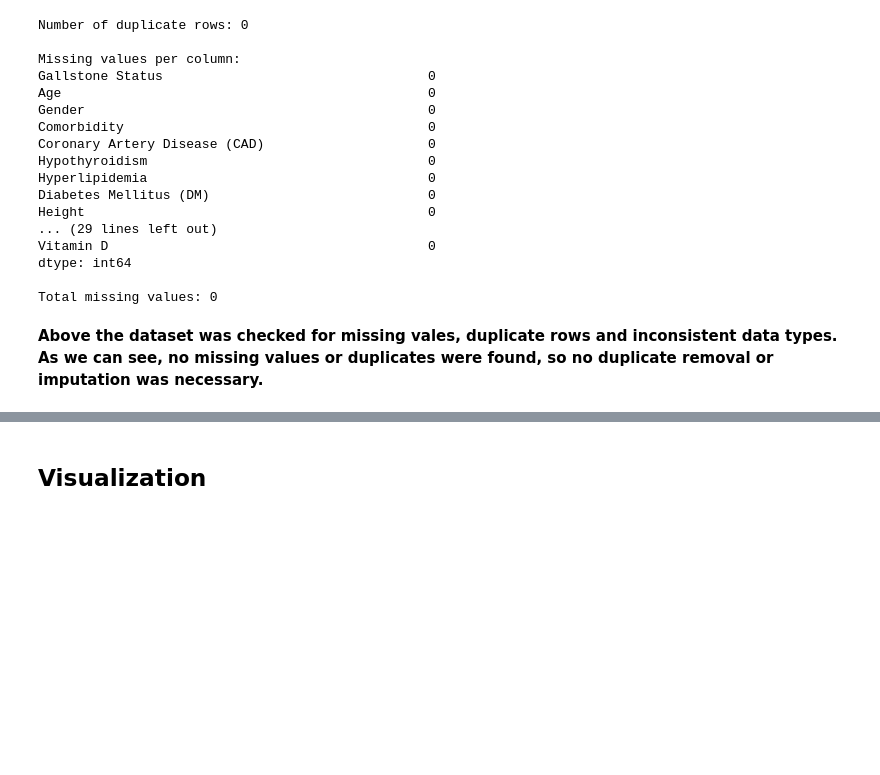
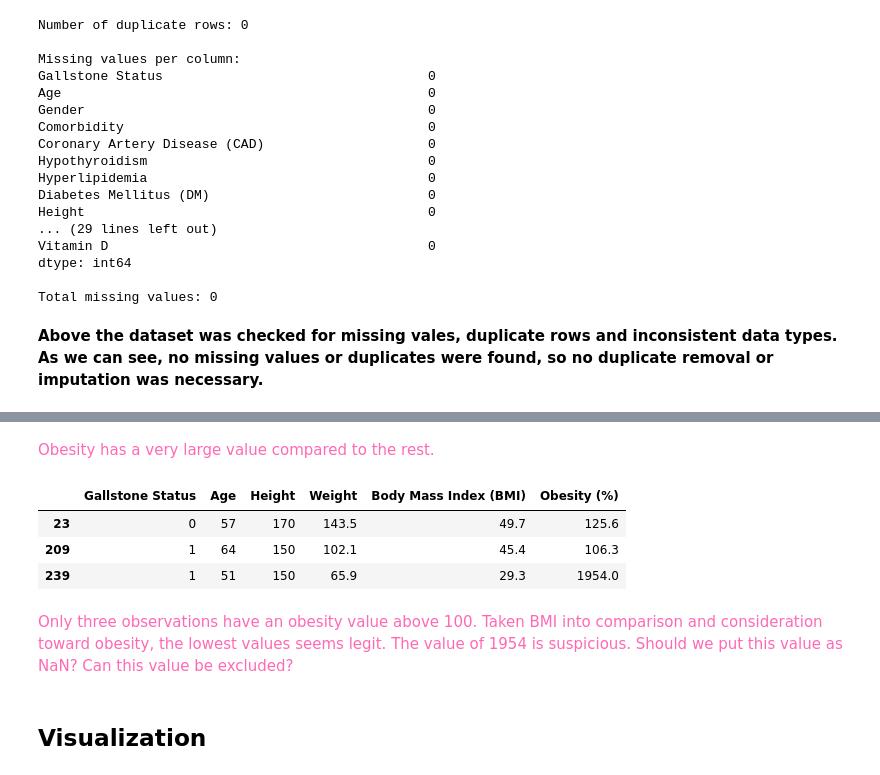
Before and after one commit to aaamainorg/dat540-group1, a Jupyter notebook: Data_exploration.ipynb, the cells around one changed output, grey strips where cells are left out. Saved outputs shown, nothing was run; the diff lists cells and outputs as text; code cells hidden in the pictures; blank space fills up the shorter version.

```diff
--- a/Data_exploration.ipynb
+++ b/Data_exploration.ipynb
@@ -206,3 +235,17 @@ dtype: int64
+# %% [markdown]
+<span style="color:hotpink;"> Obesity has a very large value compared to the rest.
+# %%
+#Controlling high value in obesity
+galle_set[galle_set['Obesity (%)']>100][
+    ['Gallstone Status', 'Age', 'Height', 'Weight', 'Body Mass Index (BMI)', 'Obesity (%)']
+]
+# %% [output]
+|  | Gallstone Status | Age | Height | Weight | Body Mass Index (BMI) | Obesity (%) |
+| 23 | 0 | 57 | 170 | 143.5 | 49.7 | 125.6 |
+| 209 | 1 | 64 | 150 | 102.1 | 45.4 | 106.3 |
+| 239 | 1 | 51 | 150 | 65.9 | 29.3 | 1954.0 |
+# %% [markdown]
+<span style="color:hotpink;"> Only three observations have an obesity value above 100. Taken BMI into comparison and consideration toward obesity, the lowest values seems legit. The value of 1954 is suspicious. Should we put this value as NaN? Can this value be excluded?
 # %% [markdown]
 ## Visualization
 # %% [markdown]
```
Also changed, not shown: parts of 14 cells of this notebook.
